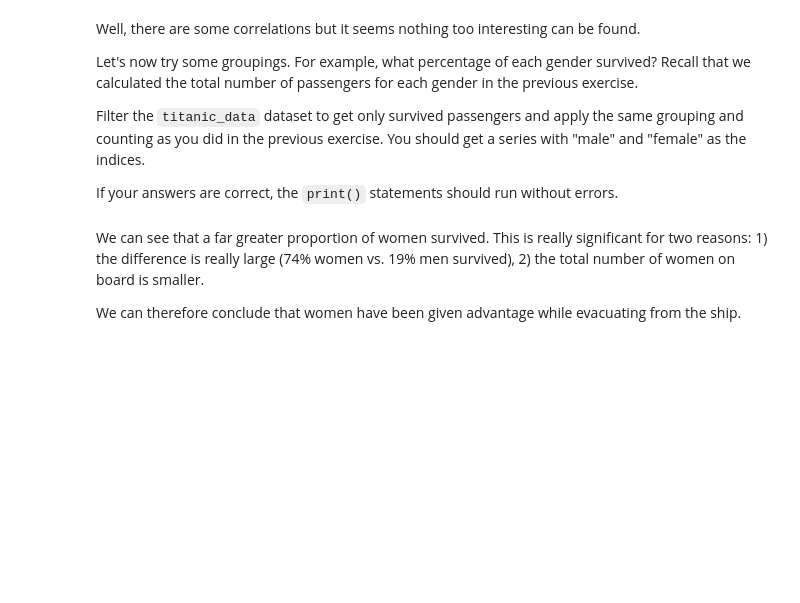
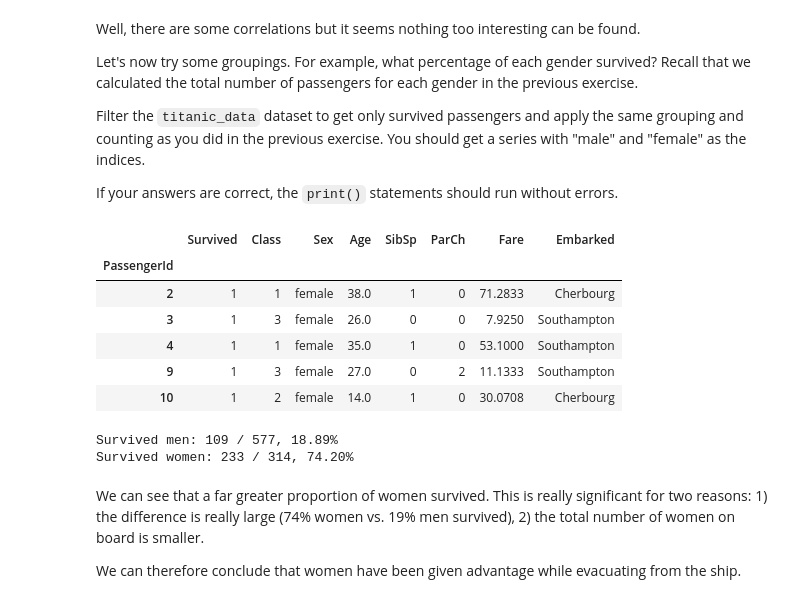
Before and after one commit to viraco4a/SoftUni, a Jupyter notebook: DataScience/07. Data-Science-Project-Architecture-Ex/DS Project Architecture Lab.ipynb, the cells around one changed output. Cells and saved outputs as stored; diff of their text form; code cells hidden in the pictures; blank space fills up the shorter version.

```diff
--- a/DataScience/07. Data-Science-Project-Architecture-Ex/DS Project Architecture Lab.ipynb
+++ b/DataScience/07. Data-Science-Project-Architecture-Ex/DS Project Architecture Lab.ipynb
@@ -310,12 +308,26 @@ Let's now try some groupings. For example, what percentage of each gender surviv
 Filter the `titanic_data` dataset to get only survived passengers and apply the same grouping and counting as you did in the previous exercise. You should get a series with "male" and "female" as the indices.
 
 If your answers are correct, the `print()` statements should run without errors.
+# %%
+survived_passengers = titanic_data.loc[titanic_data['Survived'] == 1]
+survived_passengers.head()
+# %% [output]
+|  | Survived | Class | Sex | Age | SibSp | ParCh | Fare | Embarked |
+| PassengerId |  |  |  |  |  |  |  |  |
+| 2 | 1 | 1 | female | 38.0 | 1 | 0 | 71.2833 | Cherbourg |
+| 3 | 1 | 3 | female | 26.0 | 0 | 0 | 7.9250 | Southampton |
+| 4 | 1 | 1 | female | 35.0 | 1 | 0 | 53.1000 | Southampton |
+| 9 | 1 | 3 | female | 27.0 | 0 | 2 | 11.1333 | Southampton |
+| 10 | 1 | 2 | female | 14.0 | 1 | 0 | 30.0708 | Cherbourg |
 # %%
-survived_passengers = None
-# YOUR CODE HERE
-raise NotImplementedError()
+survived_passengers_data = titanic_data.loc[titanic_data['Survived'] == 1]
+survived_passengers = survived_passengers_data["Sex"].groupby([titanic_data["Sex"]]).count()
+
 print("Survived men: {} / {}, {:.2f}%".format(survived_passengers.male, num_passengers_by_sex.male, survived_passengers.male / num_passengers_by_sex.male * 100))
 print("Survived women: {} / {}, {:.2f}%".format(survived_passengers.female, num_passengers_by_sex.female, survived_passengers.female / num_passengers_by_sex.female * 100))
+# %% [output]
+Survived men: 109 / 577, 18.89%
+Survived women: 233 / 314, 74.20%
 # %% [markdown]
 We can see that a far greater proportion of women survived. This is really significant for two reasons: 1) the difference is really large (74% women vs. 19% men survived), 2) the total number of women on board is smaller.
 
```
Also changed, not shown: parts of 23 cells of this notebook.
